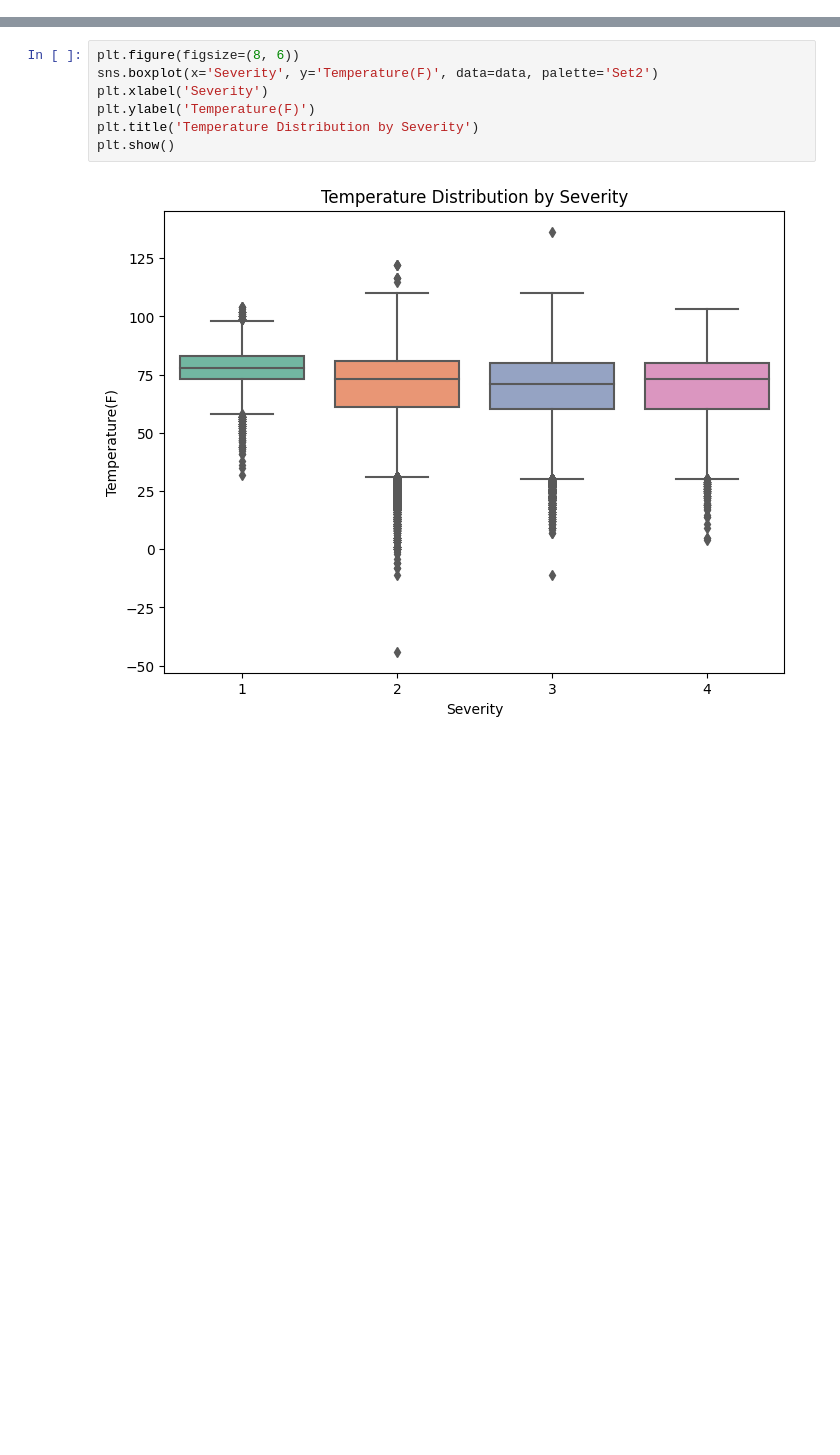
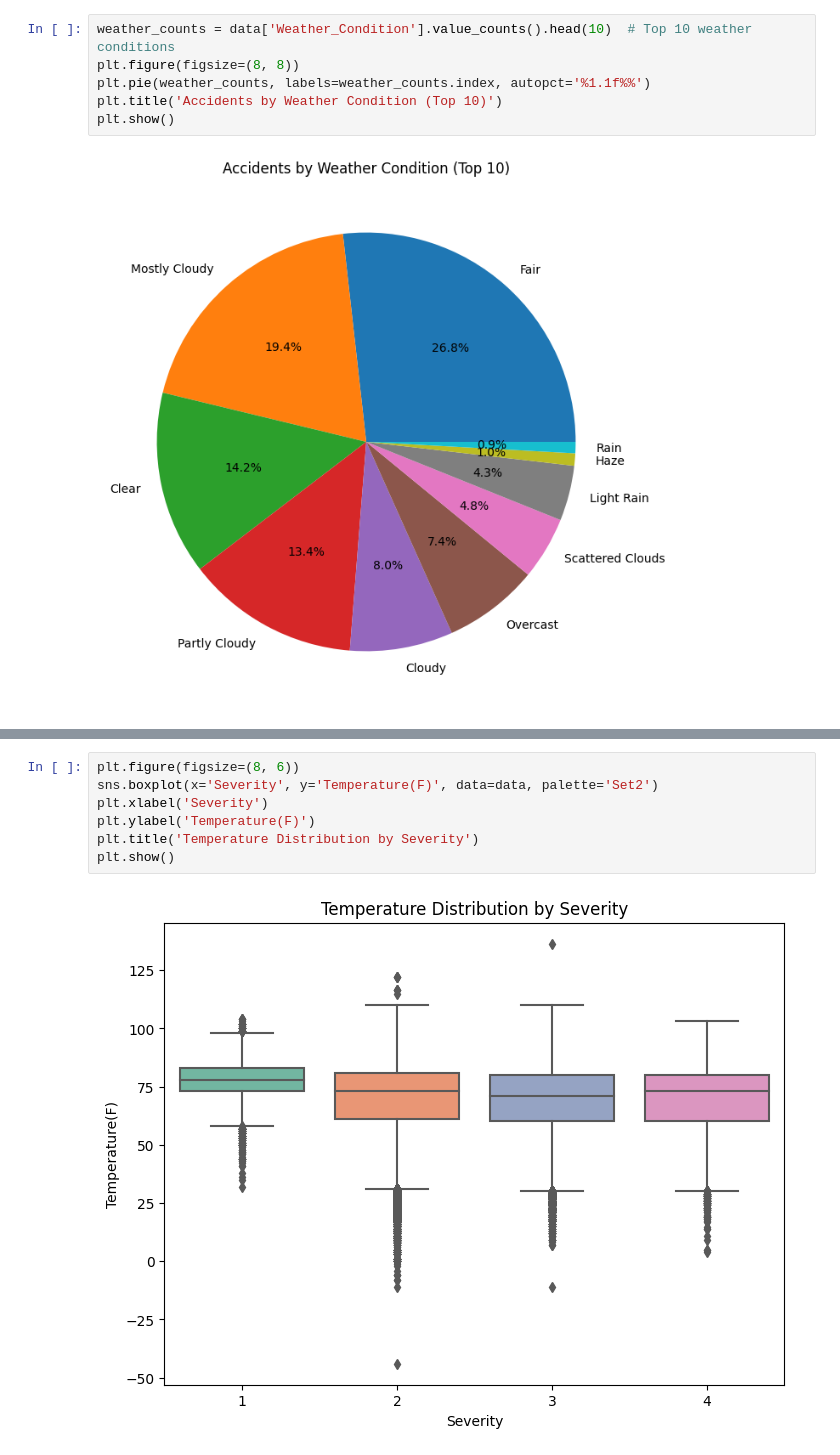
Before and after one commit to 200539302/DataAnalyticsProject, a Jupyter notebook: Data Visualization.ipynb, the cells around one changed output, grey strips where cells are left out. Saved outputs shown, nothing was run; the diff lists cells and outputs as text; blank space fills up the shorter version.

```diff
--- a/Data Visualization.ipynb
+++ b/Data Visualization.ipynb
@@ -43,0 +90,8 @@ plt.show()
+# %%
+weather_counts = data['Weather_Condition'].value_counts().head(10)  # Top 10 weather conditions
+plt.figure(figsize=(8, 8))
+plt.pie(weather_counts, labels=weather_counts.index, autopct='%1.1f%%')
+plt.title('Accidents by Weather Condition (Top 10)')
+plt.show()
+# %% [output]
+[figure, added]
```
Also changed, not shown: parts of 10 cells of this notebook, 2 other files.
